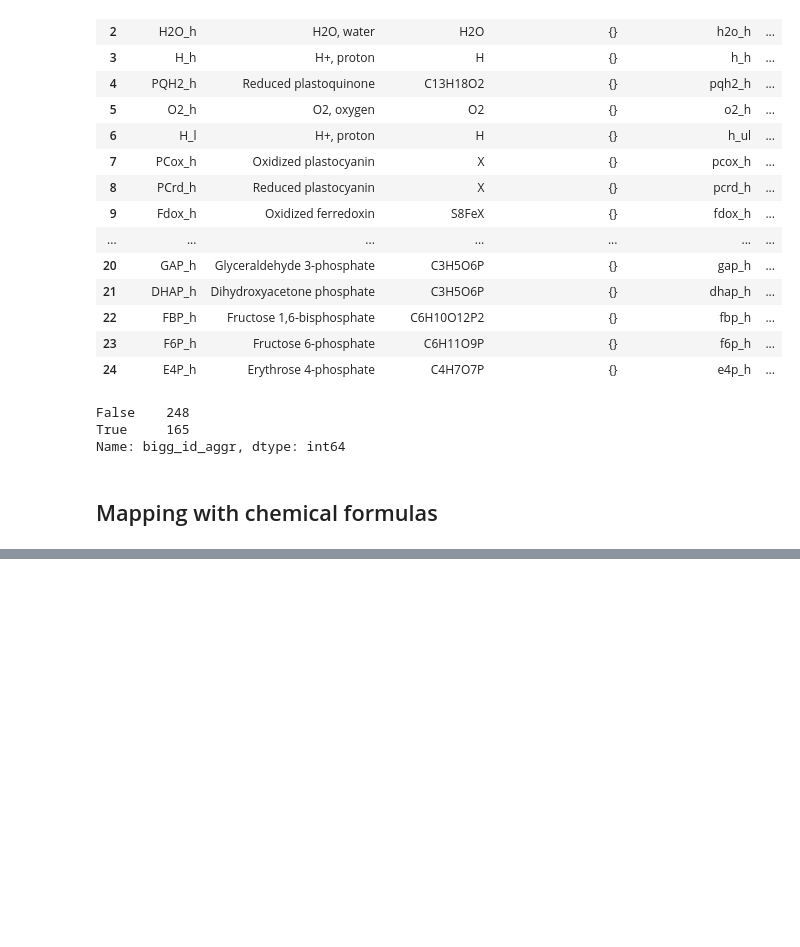
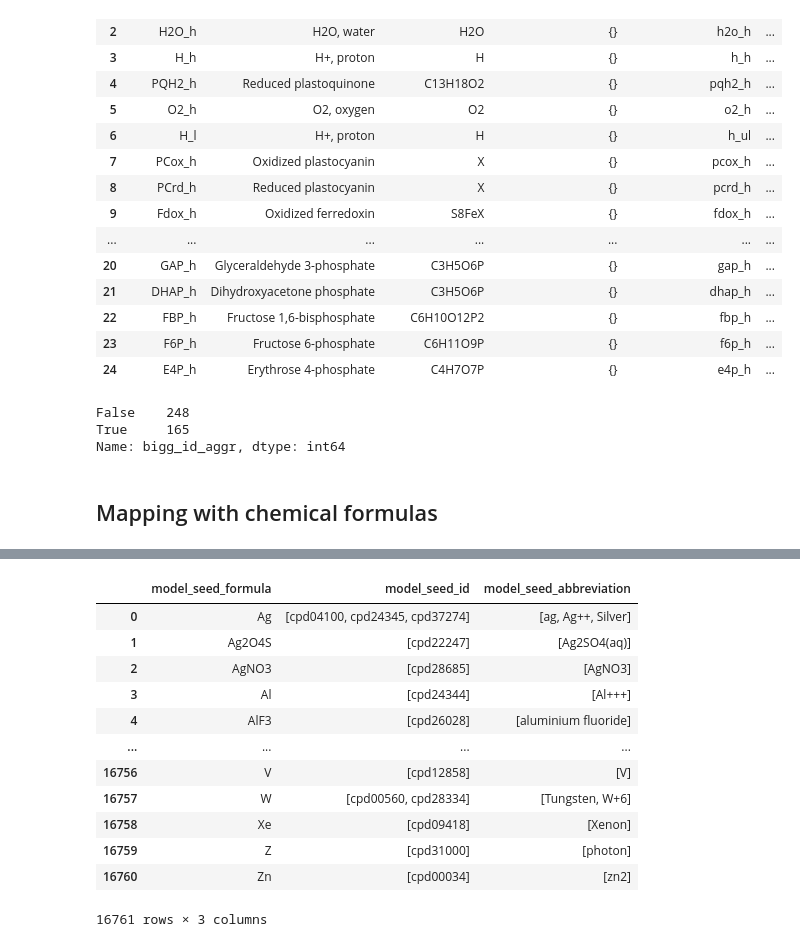
Before and after one commit to chloea31/AraCore, a Jupyter notebook: notebooks/2021-06-01-ca-metabolites-mapping.ipynb, the cells around one changed output, grey strips where cells are left out. Cells and saved outputs as stored; diff of their text form; code cells hidden in the pictures; blank space fills up the shorter version.

```diff
--- a/notebooks/2021-06-01-ca-metabolites-mapping.ipynb
+++ b/notebooks/2021-06-01-ca-metabolites-mapping.ipynb
@@ -715,0 +759,17 @@ memory usage: 35.5+ KB
+# %%
+df_metabolites_groupby_formula = df_metabolites_groupby_formula.rename(columns = {"formula":"model_seed_formula", "id":"model_seed_id", "abbreviation":"model_seed_abbreviation"})
+df_metabolites_groupby_formula
+# %% [output]
+|  | model_seed_formula | model_seed_id | model_seed_abbreviation |
+| 0 | Ag | [cpd04100, cpd24345, cpd37274] | [ag, Ag++, Silver] |
+| 1 | Ag2O4S | [cpd22247] | [Ag2SO4(aq)] |
+| 2 | AgNO3 | [cpd28685] | [AgNO3] |
+| 3 | Al | [cpd24344] | [Al+++] |
+| 4 | AlF3 | [cpd26028] | [aluminium fluoride] |
+| ... | ... | ... | ... |
+| 16756 | V | [cpd12858] | [V] |
+| 16757 | W | [cpd00560, cpd28334] | [Tungsten, W+6] |
+| 16758 | Xe | [cpd09418] | [Xenon] |
+| 16759 | Z | [cpd31000] | [photon] |
+| 16760 | Zn | [cpd00034] | [zn2] |
+16761 rows × 3 columns
```
Also changed, not shown: parts of 26 cells of this notebook.
